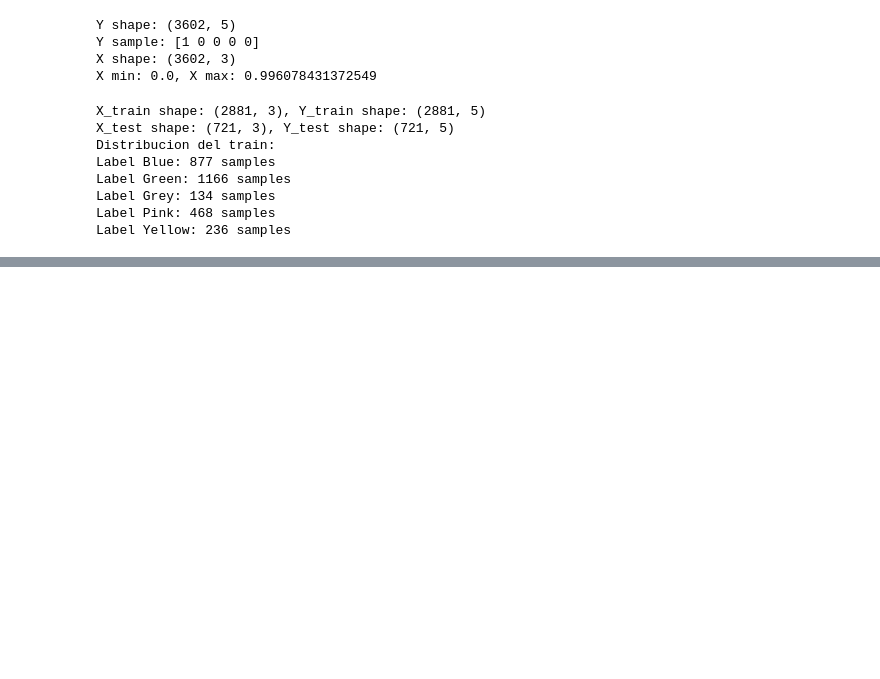
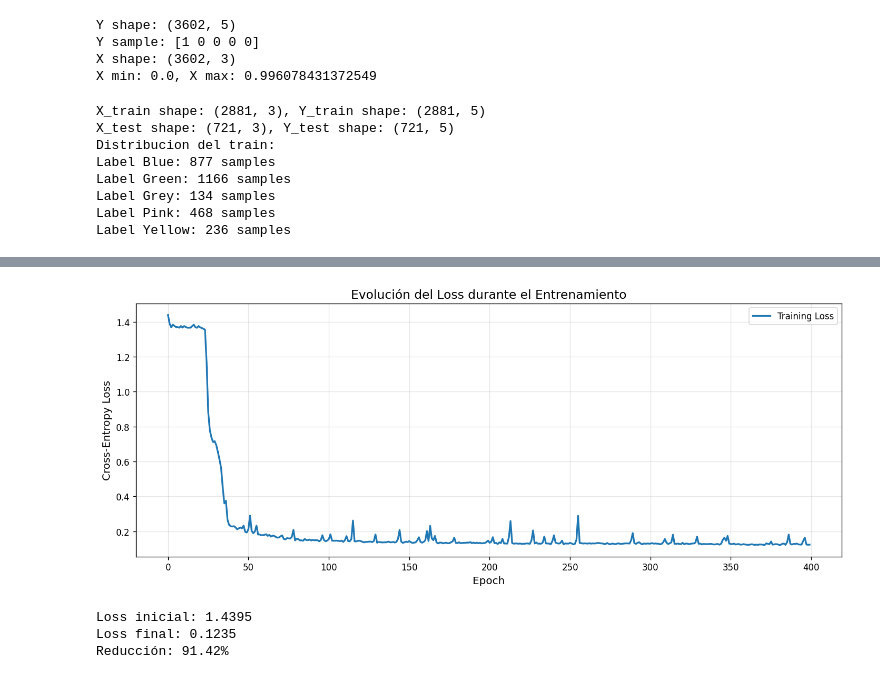
Before and after one commit to auyjos/Proyecto1_IA, a Jupyter notebook: neural_network.ipynb, the cells around one changed output, grey strips where cells are left out. Saved outputs shown, nothing was run; the diff lists cells and outputs as text; code cells hidden in the pictures; blank space fills up the shorter version.

```diff
--- a/neural_network.ipynb
+++ b/neural_network.ipynb
@@ -79,3 +81,13 @@ Label Green: 1166 samples
 Label Grey: 134 samples
 Label Pink: 468 samples
 Label Yellow: 236 samples
+# %%
+
+
+# Instanciar la red neuronal con arquitectura: 3 → 32 → 16 → 5
+nn = NeuralNetwork(layer_sizes=[3, 32, 16, 5])
+
+# Entrenar la red neuronal
+print("Iniciando entrenamiento...")
+losses = nn.train(X_train, Y_train, epochs=400, learning_rate=0.1, batch_size=32)
+print(f"Entrenamiento completado.")
@@ -81,0 +147,22 @@ Label Yellow: 236 samples
+# %%
+
+
+# Graficar el loss durante el entrenamiento
+plt.figure(figsize=(12, 5))
+plt.plot(losses, linewidth=2, label='Training Loss')
+plt.xlabel('Epoch', fontsize=12)
+plt.ylabel('Cross-Entropy Loss', fontsize=12)
+plt.title('Evolución del Loss durante el Entrenamiento', fontsize=14)
+plt.grid(True, alpha=0.3)
+plt.legend()
+plt.tight_layout()
+plt.show()
+
+print(f"Loss inicial: {losses[0]:.4f}")
+print(f"Loss final: {losses[-1]:.4f}")
+print(f"Reducción: {((losses[0] - losses[-1]) / losses[0] * 100):.2f}%")
+# %% [output]
+[figure, added]
+Loss inicial: 1.4395
+Loss final: 0.1235
+Reducción: 91.42%
```
Also changed, not shown: parts of 6 cells of this notebook, 3 other files.
